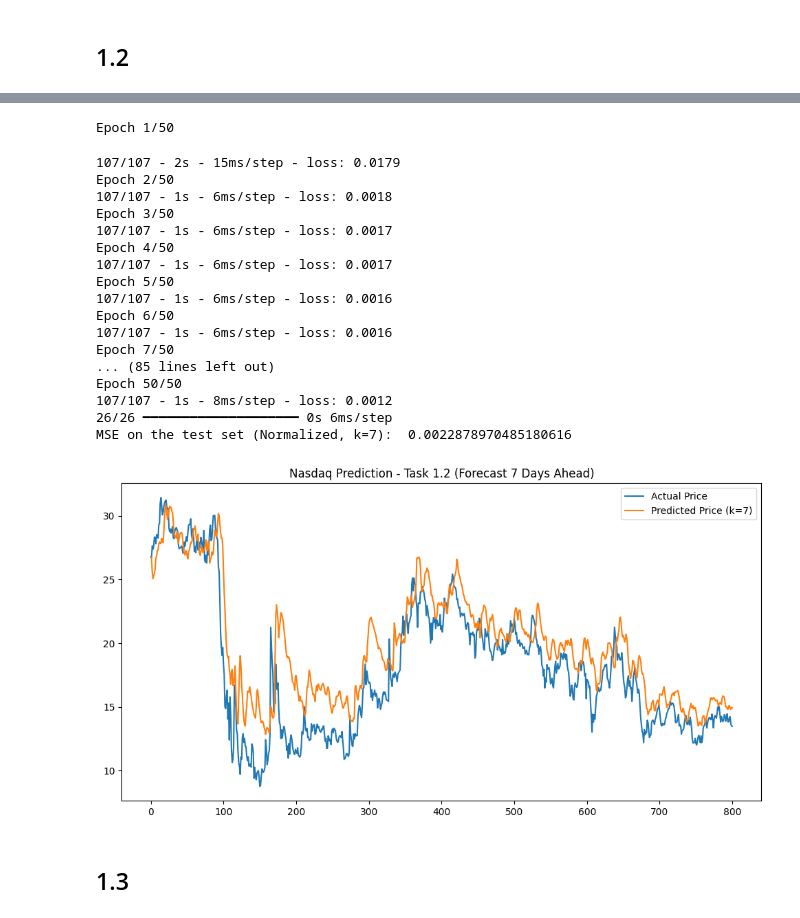
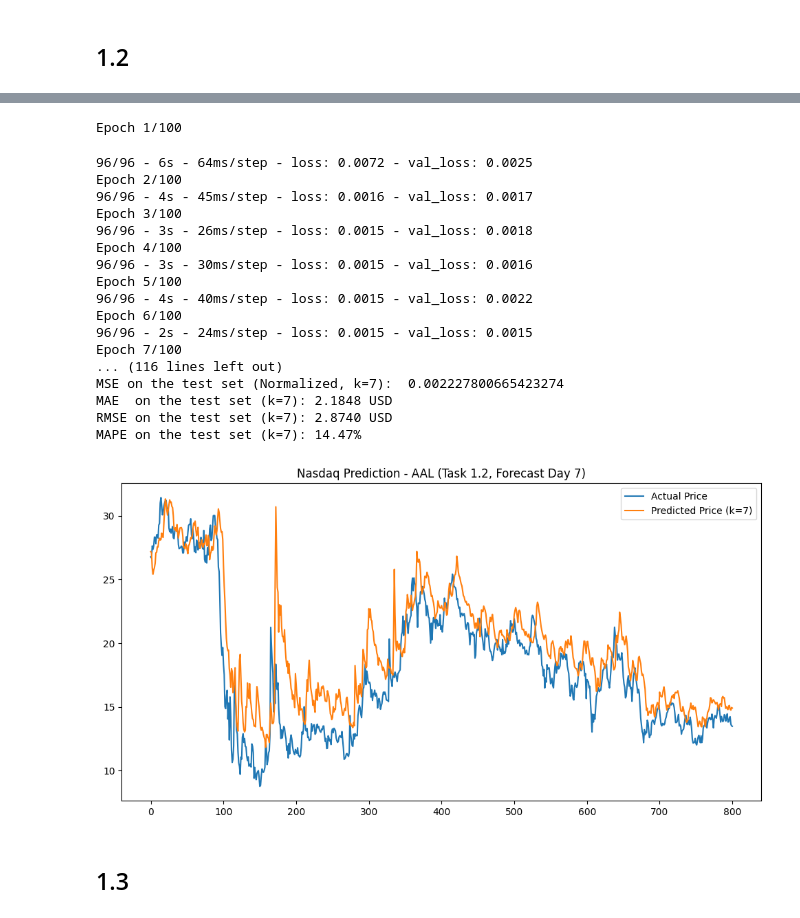
Before and after one commit to hodatisg520/Deep-Learning-Market-Forecasting-Portfolio-Optimization, a Jupyter notebook: Final_project_DL4AI.ipynb, the cells around one changed output, grey strips where cells are left out. Drawn from its saved outputs; the diff is of its cells as text; code cells hidden in the pictures.

```diff
--- a/Final_project_DL4AI.ipynb
+++ b/Final_project_DL4AI.ipynb
@@ -45,7 +46,10 @@ def create_dataset(dataset, time_step=1, target_idx=2):
     return np.array(dataX), np.array(dataY)
 # %%
 # 2. Đọc dữ liệu
-df = pd.read_csv('AAL.csv')
+from google.colab import drive
+drive.mount('/content/drive')
+file_path = '/content/drive/MyDrive/AAL.csv'
+df = pd.read_csv(file_path)
 # Lấy 6 đặc trưng theo yêu cầu Task 1.1
 features = ['Low', 'High', 'Open', 'Close', 'Adjusted Close', 'Volume']
 dataset = df[features].values
@@ -199,55 +231,66 @@ MSE on the test set (Normalized, k=3):  0.0010249322513118386
 # %%
-# 1. Cấu hình k cho Task 1.2 (ví dụ k=3)
+# 1. Cấu hình k cho Task 1.2 (ví dụ k=7)
 k_days = 7
-# Sử dụng lại các biến 'train', 'test', 'time_step' và 'target_scaler' đã có từ Task 1.1
+# Sử dụng lại các biến 'train', 'time_step' và 'target_scaler' đã có từ Task 1.1
 
 # 2. Tạo tập dữ liệu mới cho ngày thứ k
 trainX_k, trainY_k = create_dataset_multivariate(train, time_step, target_idx=2, k=k_days)
-testX_k, testY_k = create_dataset_multivariate(test, time_step, target_idx=2, k=k_days)
+testX_k, testY_k = create_dataset_multivariate(test, time_step, target_idx=2, k=k_days)  # [Fix 4]
 
 # 3. Xây dựng mô hình mới (đặt tên model_k để tránh ghi đè model cũ)
 model_k = Sequential()
 model_k.add(LSTM(50, input_shape=(time_step, 6)))
 model_k.add(Dense(1))
 model_k.compile(loss='mean_squared_error', optimizer='adam')
 
 # 4. Huấn luyện
-model_k.fit(trainX_k, trainY_k, epochs=50, batch_size=32, verbose=2)
+# [Fix 1] Thêm validation_split và EarlyStopping
+early_stop_k7 = EarlyStopping(monitor='val_loss', patience=10, restore_best_weights=True, verbose=1)
+model_k.fit(trainX_k, trainY_k, epochs=100, batch_size=32,
+            validation_split=0.1, callbacks=[early_stop_k7], verbose=2)
 
 # 5. Dự đoán và đánh giá MSE trên tập test (chuẩn hóa)
 y_pred_norm_k = model_k.predict(testX_k)
 print(f"MSE on the test set (Normalized, k={k_days}): ", mean_squared_error(y_pred_norm_k, testY_k))
 
 # 6. Giải mã giá thực tế và vẽ biểu đồ
 y_test_real_k = target_scaler.inverse_transform(testY_k.reshape(-1, 1))
 y_pred_real_k = target_scaler.inverse_transform(y_pred_norm_k)
 
+# [Fix 6] Tính thêm MAE, RMSE, MAPE
+mae_k  = mean_absolute_error(y_test_real_k, y_pred_real_k)
+rmse_k = np.sqrt(mean_squared_error(y_test_real_k, y_pred_real_k))
+mape_k = np.mean(np.abs((y_test_real_k - y_pred_real_k) / y_test_real_k)) * 100
+print(f"MAE  on the test set (k={k_days}): {mae_k:.4f} USD")
+print(f"RMSE on the test set (k={k_days}): {rmse_k:.4f} USD")
+print(f"MAPE on the test set (k={k_days}): {mape_k:.2f}%")
+
 plt.figure(figsize=(12,6))
 plt.plot(y_test_real_k, label='Actual Price')
 plt.plot(y_pred_real_k, label=f'Predicted Price (k={k_days})')
-plt.title(f'Nasdaq Prediction - Task 1.2 (Forecast {k_days} Days Ahead)')
+plt.title(f'Nasdaq Prediction - AAL (Task 1.2, Forecast Day {k_days})')  # [Fix 5] thêm AAL
 plt.legend()
 plt.show()
 # %% [output]
-Epoch 1/50
+Epoch 1/100
-107/107 - 2s - 15ms/step - loss: 0.0179
-Epoch 2/50
-107/107 - 1s - 6ms/step - loss: 0.0018
-Epoch 3/50
-107/107 - 1s - 6ms/step - loss: 0.0017
-Epoch 4/50
-107/107 - 1s - 6ms/step - loss: 0.0017
-Epoch 5/50
-107/107 - 1s - 6ms/step - loss: 0.0016
-Epoch 6/50
-107/107 - 1s - 6ms/step - loss: 0.0016
-Epoch 7/50
-... (85 lines left out)
-Epoch 50/50
-107/107 - 1s - 8ms/step - loss: 0.0012
-26/26 ━━━━━━━━━━━━━━━━━━━━ 0s 6ms/step
-MSE on the test set (Normalized, k=7):  0.0022878970485180616
+96/96 - 6s - 64ms/step - loss: 0.0072 - val_loss: 0.0025
+Epoch 2/100
+96/96 - 4s - 45ms/step - loss: 0.0016 - val_loss: 0.0017
+Epoch 3/100
+96/96 - 3s - 26ms/step - loss: 0.0015 - val_loss: 0.0018
+Epoch 4/100
+96/96 - 3s - 30ms/step - loss: 0.0015 - val_loss: 0.0016
+Epoch 5/100
+96/96 - 4s - 40ms/step - loss: 0.0015 - val_loss: 0.0022
+Epoch 6/100
+96/96 - 2s - 24ms/step - loss: 0.0015 - val_loss: 0.0015
+Epoch 7/100
+... (116 lines left out)
+MSE on the test set (Normalized, k=7):  0.002227800665423274
+MAE  on the test set (k=7): 2.1848 USD
+RMSE on the test set (k=7): 2.8740 USD
+MAPE on the test set (k=7): 14.47%
-[figure, old version]
+[figure, new version]
 # %% [markdown]
 ## 1.3
 # %%
```
Also changed, not shown: parts of 22 cells of this notebook.
